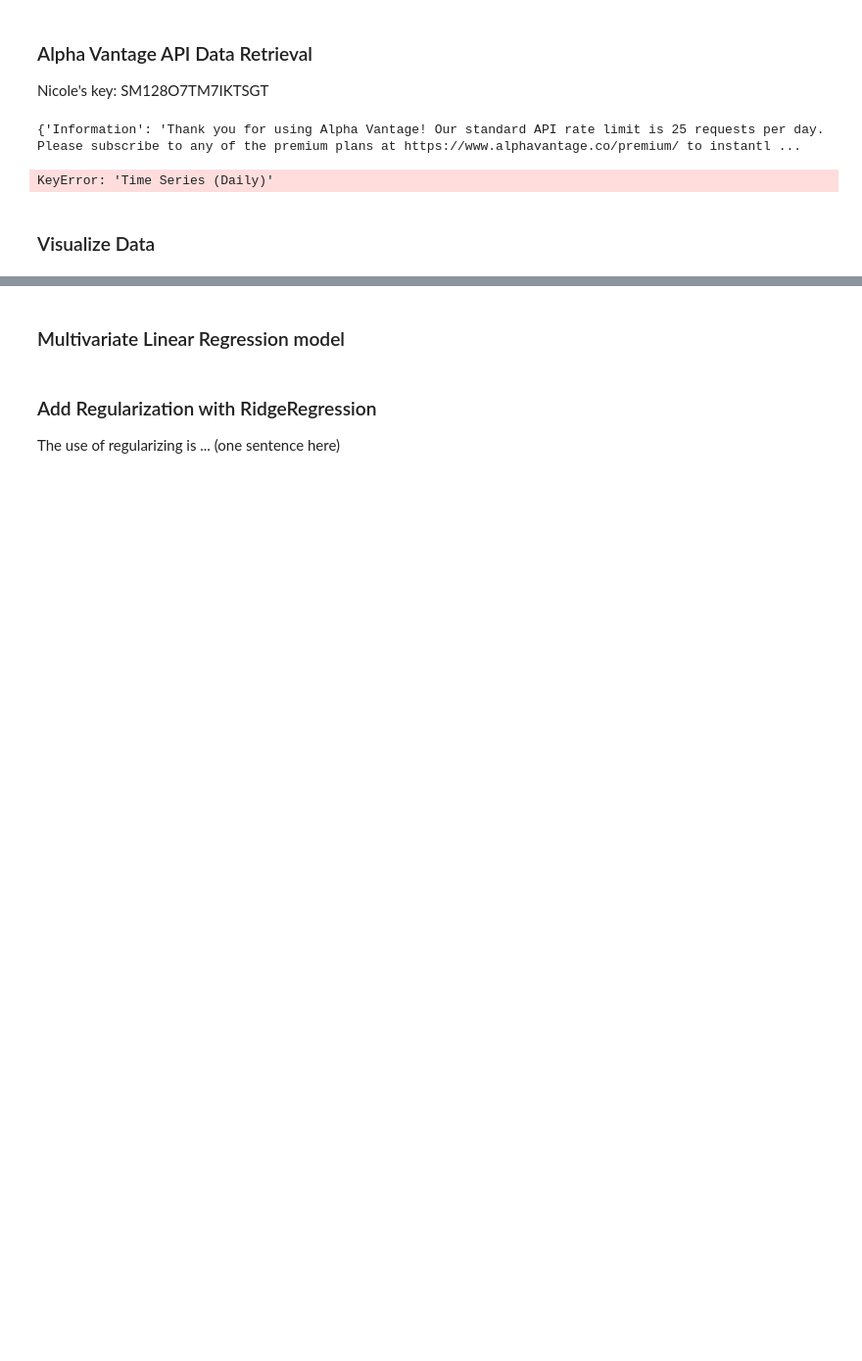
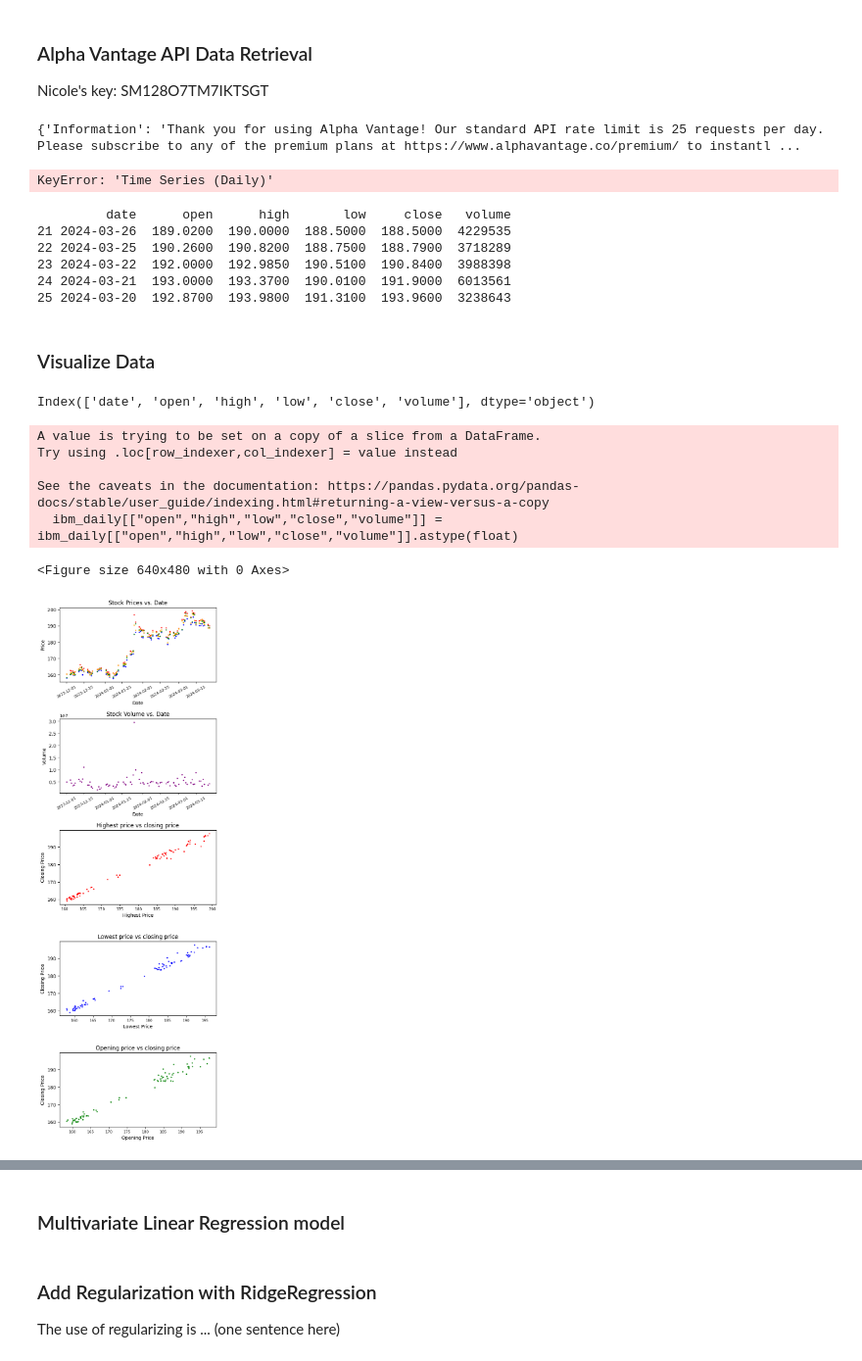
Before and after one commit to ntran03/320-project4, a Jupyter notebook: proj4.ipynb, the cells around one changed output, grey strips where cells are left out. Shown: that part at 98% size. Cells and saved outputs as stored; diff of their text form; code cells hidden in the pictures; blank space fills up the shorter version.

```diff
--- a/proj4.ipynb
+++ b/proj4.ipynb
@@ -42,6 +38,19 @@ ibm_daily
 KeyError: 'Time Series (Daily)'
 # %%
 SAVED_DATA = ibm_daily.copy(deep=True)
-SAVED_DATA.to_csv('ibm_daily.csv', index=False)
+#SAVED_DATA.to_csv('ibm_daily.csv', index=False)
+
+print(ibm_daily.head())
+
+#split into test and train
+test = ibm_daily[:5]
+train = ibm_daily[5:]
+# %% [output]
+         date      open      high       low     close   volume
+21 2024-03-26  189.0200  190.0000  188.5000  188.5000  4229535
+22 2024-03-25  190.2600  190.8200  188.7500  188.7900  3718289
+23 2024-03-22  192.0000  192.9850  190.5100  190.8400  3988398
+24 2024-03-21  193.0000  193.3700  190.0100  191.9000  6013561
+25 2024-03-20  192.8700  193.9800  191.3100  193.9600  3238643
 # %% [markdown]
 ### Visualize Data
@@ -49,0 +57,59 @@ SAVED_DATA.to_csv('ibm_daily.csv', index=False)
+# %%
+#data viz (use subplot)
+
+#listing column names
+print(ibm_daily.columns)
+ibm_daily[["open","high","low","close","volume"]] = ibm_daily[["open","high","low","close","volume"]].astype(float)
+plt.tight_layout()
+fig, axs = plt.subplots(5, figsize=(6, 20))
+plt.rc('xtick', labelsize=8)
+#plt.xticks(rotation=45)
+
+
+#plotting all cols against date (ind)
+axs[0].scatter(ibm_daily.date, ibm_daily.high, color='red', s=3)
+axs[0].scatter(ibm_daily.date, ibm_daily.low, color='blue', s=3)
+axs[0].scatter(ibm_daily.date, ibm_daily.open, color='green', s=3)
+axs[0].scatter(ibm_daily.date, ibm_daily.close, color='orange', s=3)
+axs[0].set_title('Stock Prices vs. Date')
+axs[0].set_xlabel('Date')
+axs[0].set_ylabel('Price')
+axs[0].tick_params(axis='x', rotation=30) # Rotate x-axis tick marks for the dates
+
+
+#plotting volume against date (ind)
+axs[1].scatter(ibm_daily.date, ibm_daily.volume, color='purple', s=3)
+axs[1].set_title('Stock Volume vs. Date')
+axs[1].set_xlabel('Date')
+axs[1].set_ylabel('Volume')
+axs[1].tick_params(axis='x', rotation=30) # Rotate x-axis tick marks for the dates
+
+#plotting highest price (ind) vs closing price (dep)
+axs[2].scatter(ibm_daily.high, ibm_daily.close, color='red', s=3)
+axs[2].set_title('Highest price vs closing price')
+axs[2].set_xlabel('Highest Price')
+axs[2].set_ylabel('Closing Price')
+
+#plotting lowest price (ind) vs closing price (dep)
+axs[3].scatter(ibm_daily.low, ibm_daily.close, color='blue', s=3)
+axs[3].set_title('Lowest price vs closing price')
+axs[3].set_xlabel('Lowest Price')
+axs[3].set_ylabel('Closing Price')
+
+#plotting opening price (ind) vs closing price (dep)
+axs[4].scatter(ibm_daily.open, ibm_daily.close, color='green', s=3)
+axs[4].set_title('Opening price vs closing price')
+axs[4].set_xlabel('Opening Price')
+axs[4].set_ylabel('Closing Price')
+
+plt.subplots_adjust(hspace=0.5)  # Adjust spacing between subplots
+plt.show()
+# %% [output]
+Index(['date', 'open', 'high', 'low', 'close', 'volume'], dtype='object')
+A value is trying to be set on a copy of a slice from a DataFrame.
+Try using .loc[row_indexer,col_indexer] = value instead
+
+See the caveats in the documentation: https://pandas.pydata.org/pandas-docs/stable/user_guide/indexing.html#returning-a-view-versus-a-copy
+  ibm_daily[["open","high","low","close","volume"]] = ibm_daily[["open","high","low","close","volume"]].astype(float)
+<Figure size 640x480 with 0 Axes>
+[figure, added]
```
Also changed, not shown: parts of 3 cells of this notebook.
